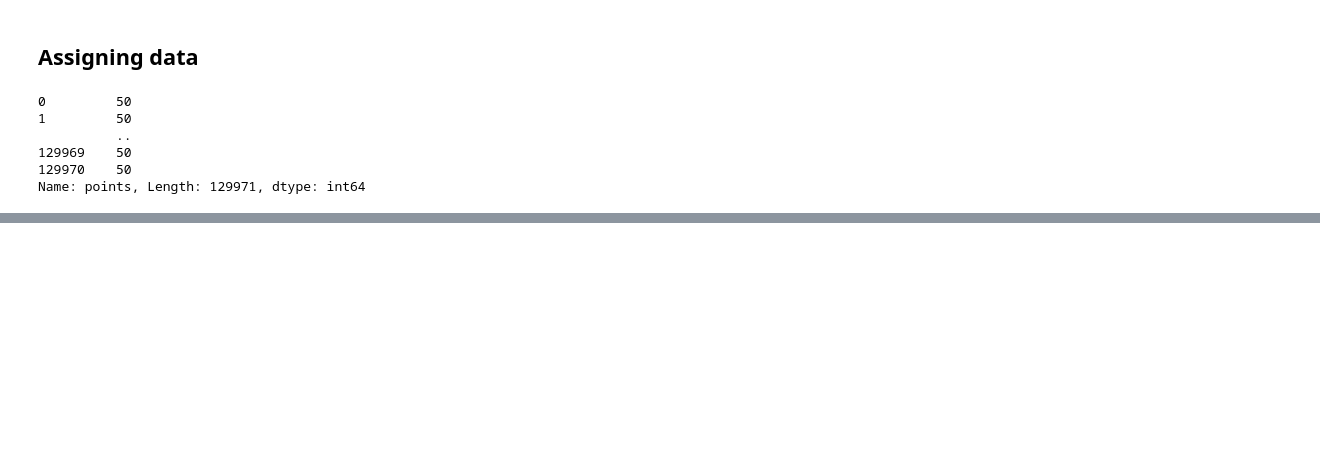
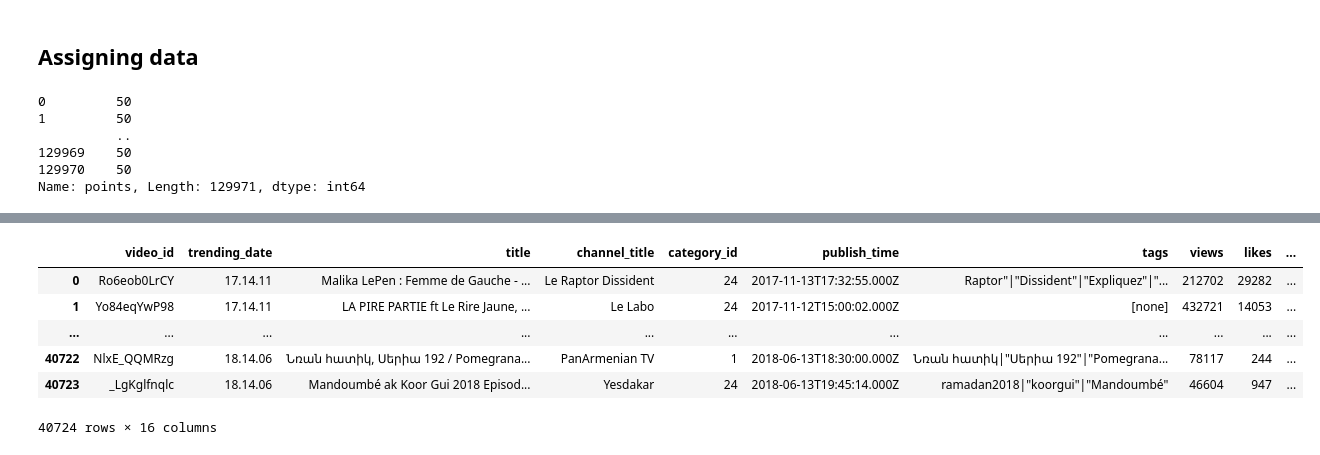
Before and after one commit to Kkhurana007/kaggle_python_practice, a Jupyter notebook: Pandas.ipynb, the cells around one changed output, grey strips where cells are left out. Cells and saved outputs as stored; diff of their text form; code cells hidden in the pictures; blank space fills up the shorter version.

```diff
--- a/Pandas.ipynb
+++ b/Pandas.ipynb
@@ -286,0 +359,12 @@ Name: points, Length: 129971, dtype: int64
+# %%
+file2 = 'FRvideos.csv'
+FRdata = pd.read_csv(file2)
+FRdata
+# %% [output]
+|  | video_id | trending_date | title | channel_title | category_id | publish_time | tags | views | likes | ... |
+| 0 | Ro6eob0LrCY | 17.14.11 | Malika LePen : Femme de Gauche - ... | Le Raptor Dissident | 24 | 2017-11-13T17:32:55.000Z | Raptor"|"Dissident"|"Expliquez"|"... | 212702 | 29282 | ... |
+| 1 | Yo84eqYwP98 | 17.14.11 | LA PIRE PARTIE ft Le Rire Jaune, ... | Le Labo | 24 | 2017-11-12T15:00:02.000Z | [none] | 432721 | 14053 | ... |
+| ... | ... | ... | ... | ... | ... | ... | ... | ... | ... | ... |
+| 40722 | NlxE_QQMRzg | 18.14.06 | Նռան հատիկ, Սերիա 192 / Pomegrana... | PanArmenian TV | 1 | 2018-06-13T18:30:00.000Z | Նռան հատիկ|"Սերիա 192"|"Pomegrana... | 78117 | 244 | ... |
+| 40723 | _LgKglfnqlc | 18.14.06 | Mandoumbé ak Koor Gui 2018 Episod... | Yesdakar | 24 | 2018-06-13T19:45:14.000Z | ramadan2018|"koorgui"|"Mandoumbé" | 46604 | 947 | ... |
+40724 rows × 16 columns
```
Also changed, not shown: parts of 9 cells of this notebook.
